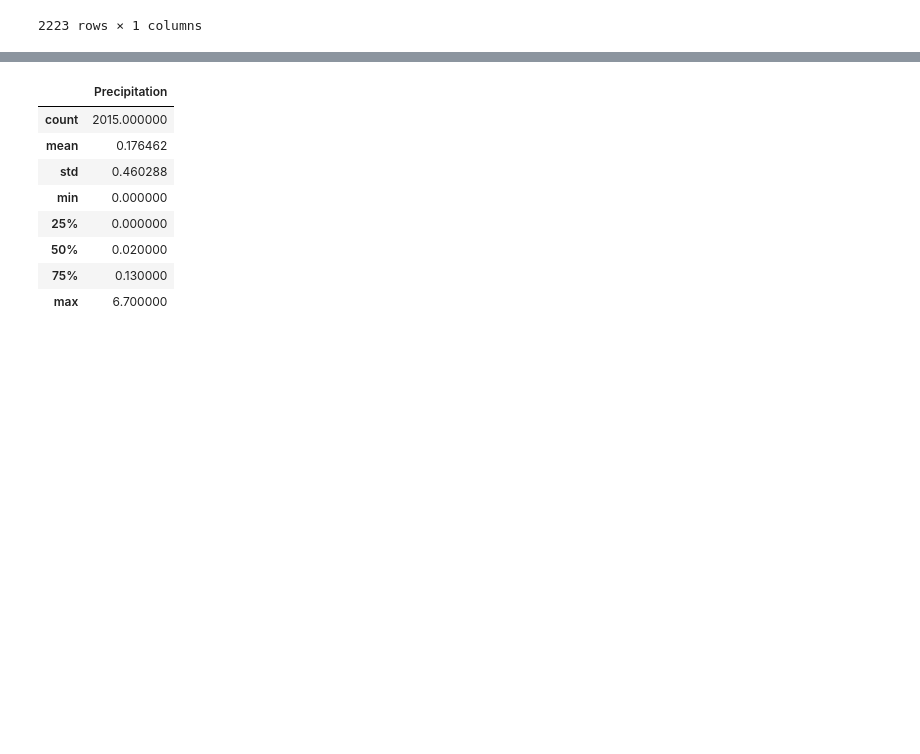
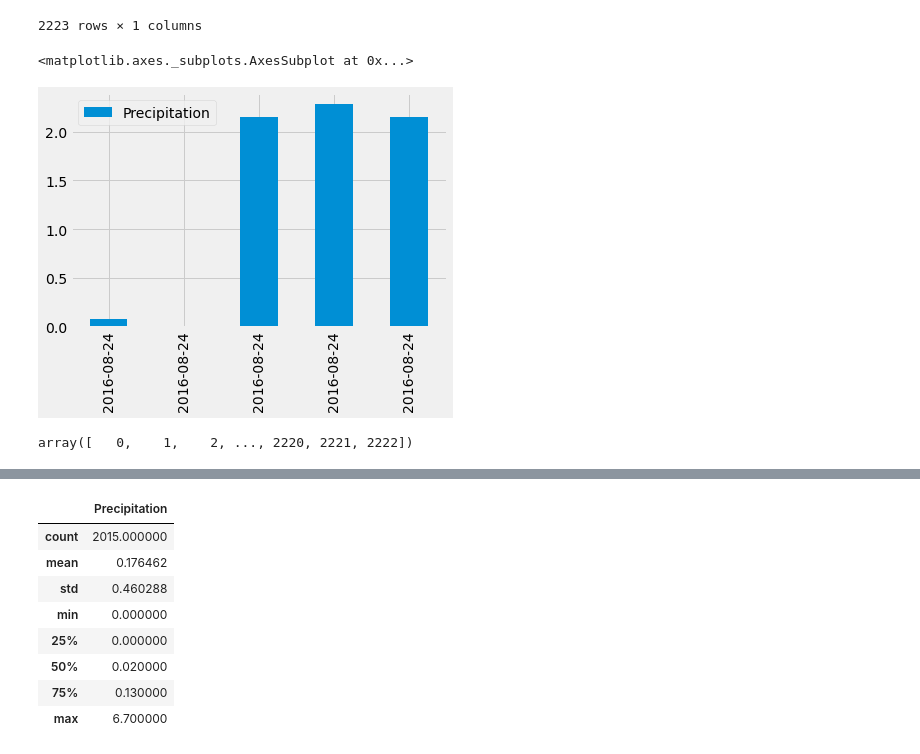
Before and after one commit to JohnMowry77/sqlalchemy-challenge, a Jupyter notebook: climate_starter.ipynb, the cells around one changed output, grey strips where cells are left out. Cells and saved outputs as stored; diff of their text form; code cells hidden in the pictures; blank space fills up the shorter version.

Commit message:
plot showing need to adjust

```diff
--- a/climate_starter.ipynb
+++ b/climate_starter.ipynb
@@ -113,4 +114,15 @@ climate_df
 # %%
 #one_yr_ago
 # %%
-#climate_df.head().plot(kind ='bar')
+climate_df.head().plot(kind ='bar')
+#climate_df.head()
+# %% [output]
+<matplotlib.axes._subplots.AxesSubplot at 0x...>
+[figure, added]
+# %%
+# Use Pandas Plotting with Matplotlib to plot the data
+x_axis=np.arange(len(climate_df))
+x_axis
+tick_locations=[value for value in x_axis]
+# %% [output]
+array([   0,    1,    2, ..., 2220, 2221, 2222])
```
Also changed, not shown: parts of 2 cells of this notebook.
